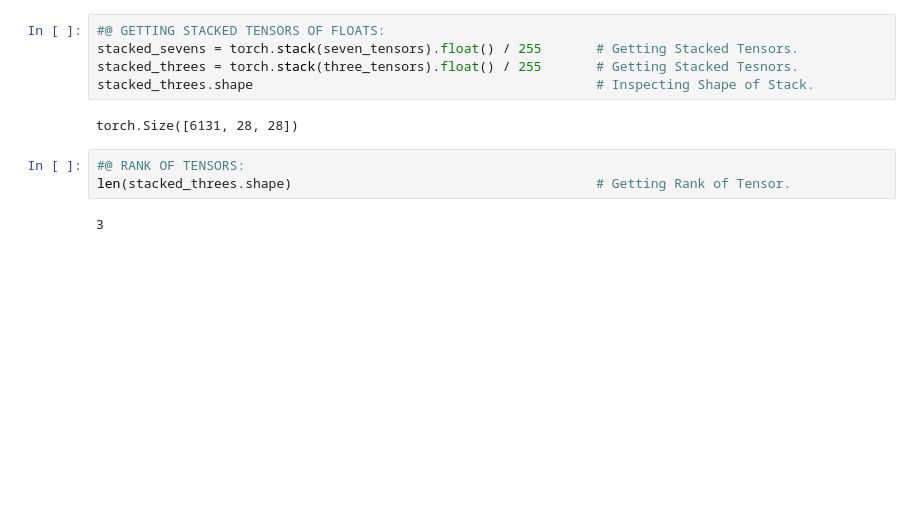
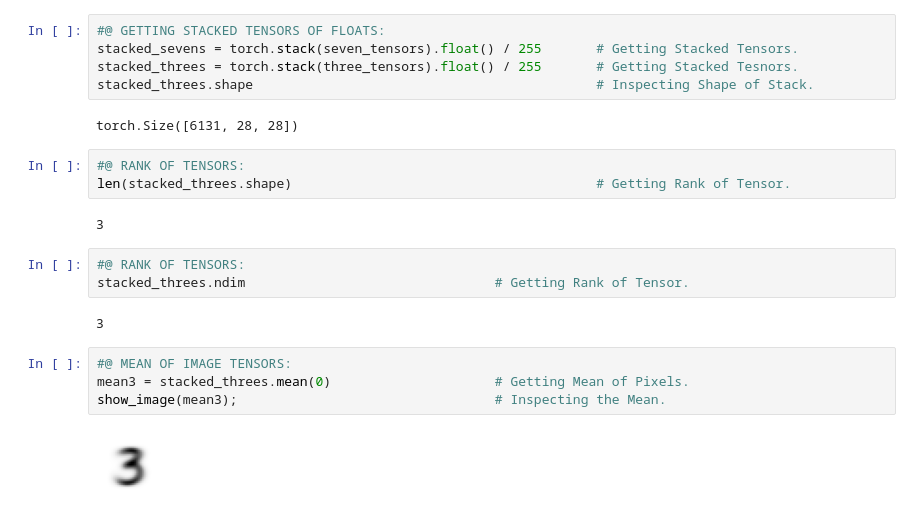
Before and after one commit to ThinamXx/Fastai, a Jupyter notebook: 3. Training a Classifier/DigitClassifier.ipynb, the cells around one changed output. Drawn from its saved outputs; the diff is of its cells as text; blank space fills up the shorter version.

```diff
--- a/3. Training a Classifier/DigitClassifier.ipynb
+++ b/3. Training a Classifier/DigitClassifier.ipynb
@@ -116,3 +114,14 @@ torch.Size([6131, 28, 28])
 len(stacked_threes.shape)                                       # Getting Rank of Tensor.
 # %% [output]
 3
+# %%
+#@ RANK OF TENSORS:
+stacked_threes.ndim                                # Getting Rank of Tensor.
+# %% [output]
+3
+# %%
+#@ MEAN OF IMAGE TENSORS:
+mean3 = stacked_threes.mean(0)                     # Getting Mean of Pixels.
+show_image(mean3);                                 # Inspecting the Mean.
+# %% [output]
+[figure, added]
```
Also changed, not shown: parts of 13 cells of this notebook.
